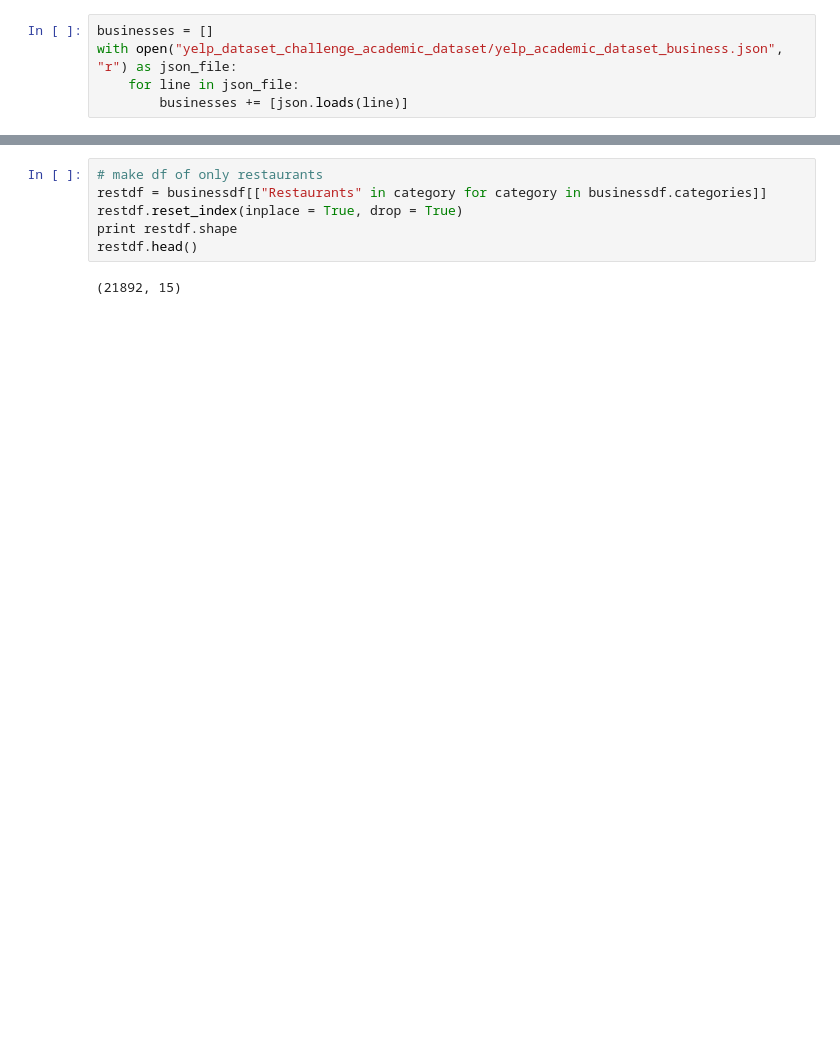
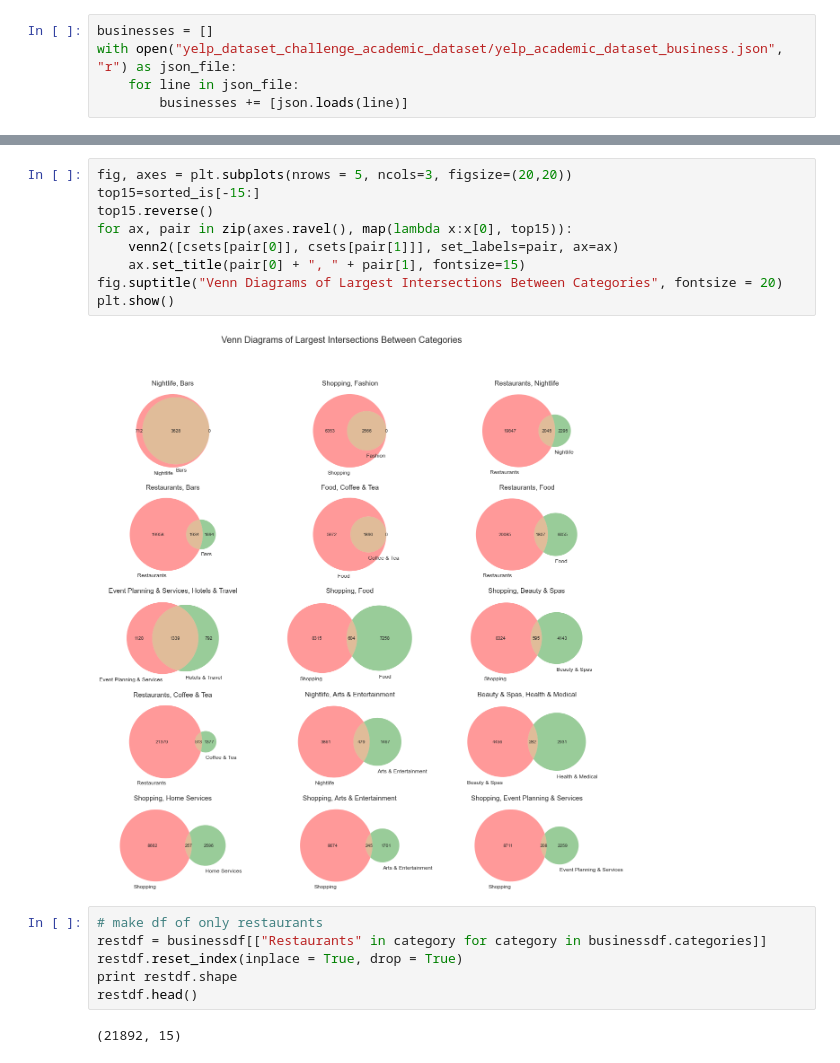
Before and after one commit to gcmerz/yelp_dataset_challenge, a Jupyter notebook: NearestRestaurants.ipynb, the cells around one changed output, grey strips where cells are left out. Drawn from its saved outputs; the diff is of its cells as text; blank space fills up the shorter version.

```diff
--- a/NearestRestaurants.ipynb
+++ b/NearestRestaurants.ipynb
@@ -31,3 +106,14 @@ businessdf.head()
+# %%
+fig, axes = plt.subplots(nrows = 5, ncols=3, figsize=(20,20))
+top15=sorted_is[-15:]
+top15.reverse()
+for ax, pair in zip(axes.ravel(), map(lambda x:x[0], top15)):
+    venn2([csets[pair[0]], csets[pair[1]]], set_labels=pair, ax=ax)
+    ax.set_title(pair[0] + ", " + pair[1], fontsize=15)
+fig.suptitle("Venn Diagrams of Largest Intersections Between Categories", fontsize = 20)
+plt.show()
+# %% [output]
+[figure, added]
 # %%
 # make df of only restaurants
 restdf = businessdf[["Restaurants" in category for category in businessdf.categories]]
```
Also changed, not shown: parts of 9 cells of this notebook.
